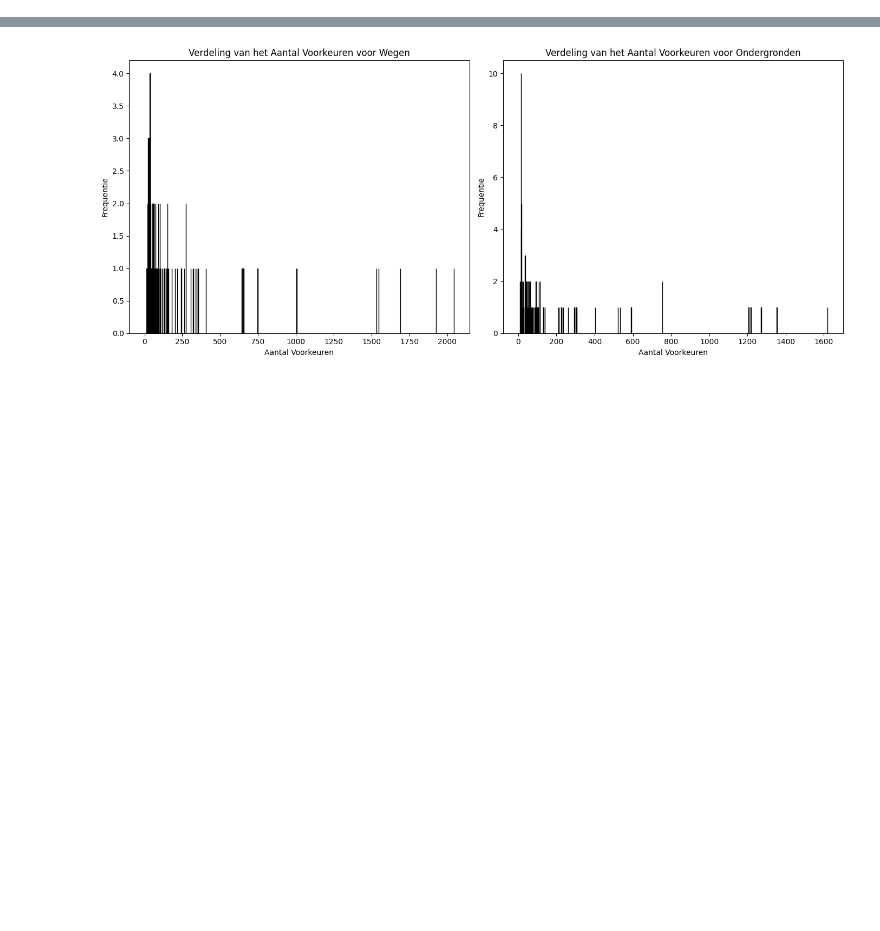
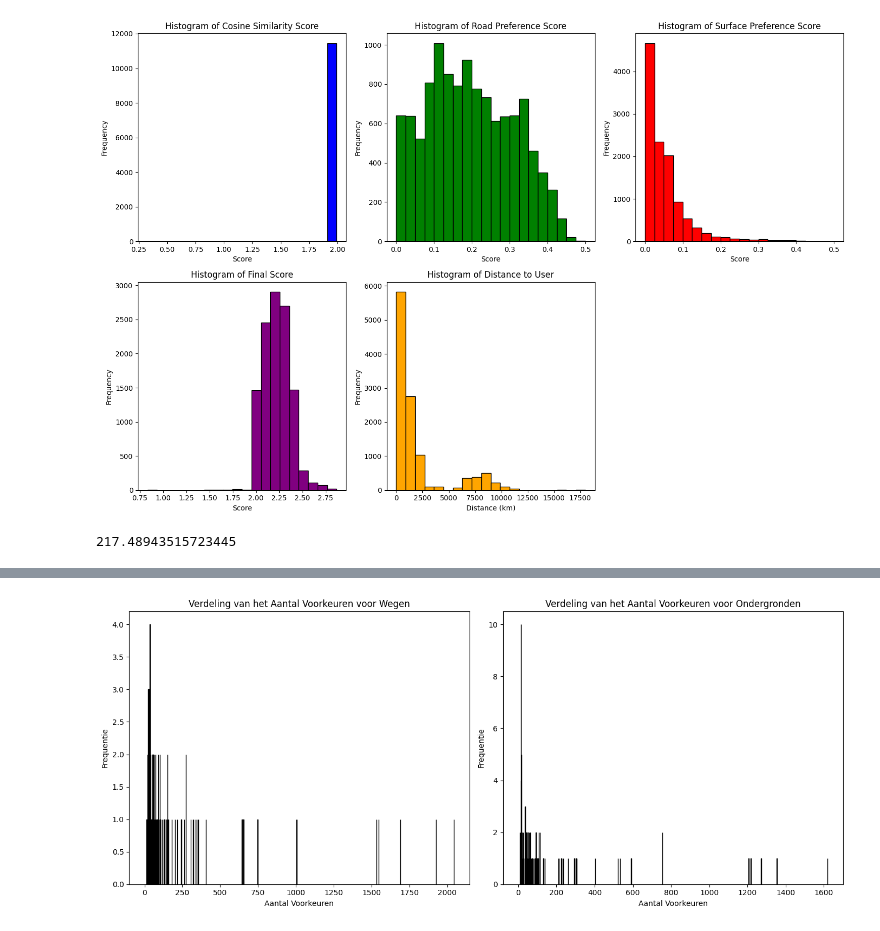
Before and after one commit to PattynRuben/ResearchProject, a Jupyter notebook: Loopcode_uitbreiding/locaties.ipynb, the cells around one changed output, grey strips where cells are left out. Cells and saved outputs as stored; diff of their text form; code cells hidden in the pictures; blank space fills up the shorter version.

```diff
--- a/Loopcode_uitbreiding/locaties.ipynb
+++ b/Loopcode_uitbreiding/locaties.ipynb
@@ -0,0 +151,50 @@
+# %%
+import matplotlib.pyplot as plt
+import pandas as pd
+df = pd.read_csv('aanbevolen_routes_6361870_v2.csv')
+# Functie om histograms te plotten voor de gevraagde features
+def plot_histograms(df):
+    plt.figure(figsize=(15, 10))
+
+    # Histogram voor cosine_similarity_score
+    plt.subplot(2, 3, 1)
+    plt.hist(df['cosine_similarity_score'], bins=20, color='blue', edgecolor='black')
+    plt.title('Histogram of Cosine Similarity Score')
+    plt.xlabel('Score')
+    plt.ylabel('Frequency')
+
+    # Histogram voor road_preference_score
+    plt.subplot(2, 3, 2)
+    plt.hist(df['road_preference_score'], bins=20, color='green', edgecolor='black')
+    plt.title('Histogram of Road Preference Score')
+    plt.xlabel('Score')
+    plt.ylabel('Frequency')
+
+    # Histogram voor surface_preference_score
+    plt.subplot(2, 3, 3)
+    plt.hist(df['surface_preference_score'], bins=20, color='red', edgecolor='black')
+    plt.title('Histogram of Surface Preference Score')
+    plt.xlabel('Score')
+    plt.ylabel('Frequency')
+
+    # Histogram voor final_score
+    plt.subplot(2, 3, 4)
+    plt.hist(df['final_score'], bins=20, color='purple', edgecolor='black')
+    plt.title('Histogram of Final Score')
+    plt.xlabel('Score')
+    plt.ylabel('Frequency')
+
+    # Histogram voor distance_to_user
+    plt.subplot(2, 3, 5)
+    plt.hist(df['distance_to_user'], bins=20, color='orange', edgecolor='black')
+    plt.title('Histogram of Distance to User')
+    plt.xlabel('Distance (km)')
+    plt.ylabel('Frequency')
+
+    plt.tight_layout()
+    plt.show()
+
+# Aanroepen van de functie om de histograms te plotten
+plot_histograms(df)
+# %% [output]
+[figure, added]
@@ -0,0 +225,25 @@
+# %%
+# Voorbeeldfunctie om een specifieke waarde voor de feature 'distance_to_user' op te halen uit een bepaalde rij
+
+def get_distance_to_user(row_index, dataframe):
+    """
+    Haalt de waarde van 'distance_to_user' op voor een specifieke rij.
+
+    Parameters:
+    - row_index: De index van de rij waarvan de waarde moet worden opgehaald.
+    - dataframe: De dataframe die de gegevens bevat.
+
+    Returns:
+    - De waarde van 'distance_to_user' voor de gegeven rij, of een foutmelding als de index niet bestaat.
+    """
+    try:
+        distance_value = dataframe.loc[row_index, 'distance_to_user']
+        return distance_value
+    except KeyError:
+        return "Rij index bestaat niet."
+
+# Voorbeeld: haal de waarde van 'distance_to_user' op voor de rij met index 2
+distance_value_example = get_distance_to_user(648, df)
+distance_value_example
+# %% [output]
+217.48943515723445
```
Also changed, not shown: parts of 9 cells of this notebook, 5 other files.
